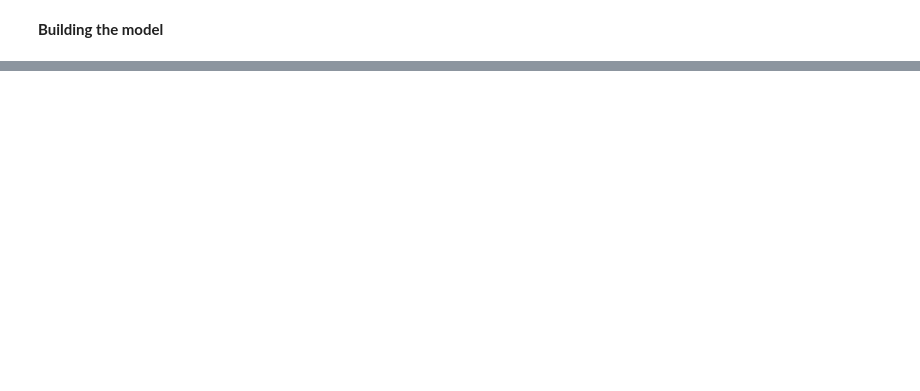
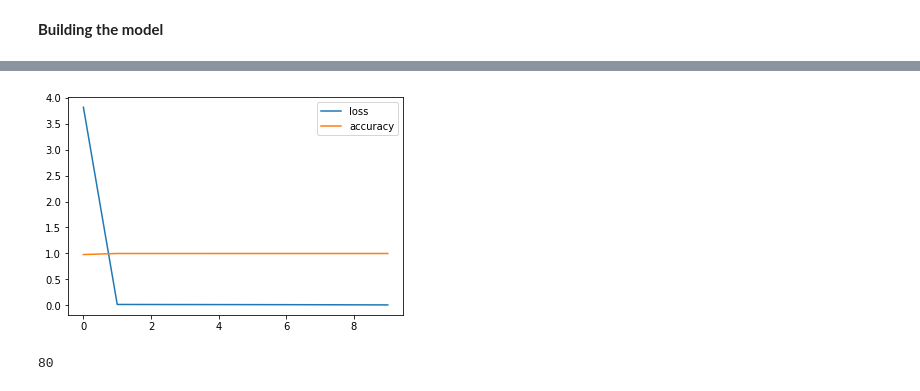
Before and after one commit to AnuBaluguri/NLP-Capstone-Project, a Jupyter notebook: Batch_28_Story_Titling.ipynb, the cells around one changed output, grey strips where cells are left out. Cells and saved outputs as stored; diff of their text form; code cells hidden in the pictures; blank space fills up the shorter version.

```diff
--- a/Batch_28_Story_Titling.ipynb
+++ b/Batch_28_Story_Titling.ipynb
@@ -247,2 +199,12 @@ ________________________________________________________________________________
+# %%
+i = Input(shape=(max_len_story, ))
+x = Embedding(x_voc_size,124)(i)
+x = Dropout(0.2)(x)
+x = LSTM(100, return_sequences=True)(x)
+x = Dense(100,activation='relu')(x)
+x = Dense(y_voc_size,activation='softmax')(x)
+
+model = Model(i,x)
 # %%
-model.compile(optimizer='rmsprop', loss='categorical_crossentropy')
+model.compile(optimizer='adam',loss='sparse_categorical_crossentropy',metrics=['accuracy'])
+model.summary()
@@ -252,2 +228,0 @@ es = EarlyStopping(monitor='val_loss', mode='min', verbose=1)
-# %%
-history=model.fit([x_train,y_train[:,:-1]], y_train.reshape(y_train.shape[0],y_train.shape[1], 1)[:,1:] ,epochs=15,callbacks=[es],batch_size=20, validation_data=([x_test,y_test[:,:-1]], y_test.reshape(y_test.shape[0],y_test.shape[1], 1)[:,1:]))
@@ -311,0 +229,2 @@ for i in range(len(x_val)):
+# %%
+history = model.fit(x_train,y_train,epochs=10,validation_split= 0.25,batch_size=1)
@@ -311,0 +252,12 @@ for i in range(len(x_val)):
+# %%
+from matplotlib import pyplot
+pyplot.plot(history.history['loss'], label='loss')
+pyplot.plot(history.history['accuracy'], label='accuracy')
+pyplot.legend()
+pyplot.show()
+# %% [output]
+[figure, added]
+# %%
+len(y_test)
+# %% [output]
+80
```
Also changed, not shown: parts of 22 cells of this notebook.
